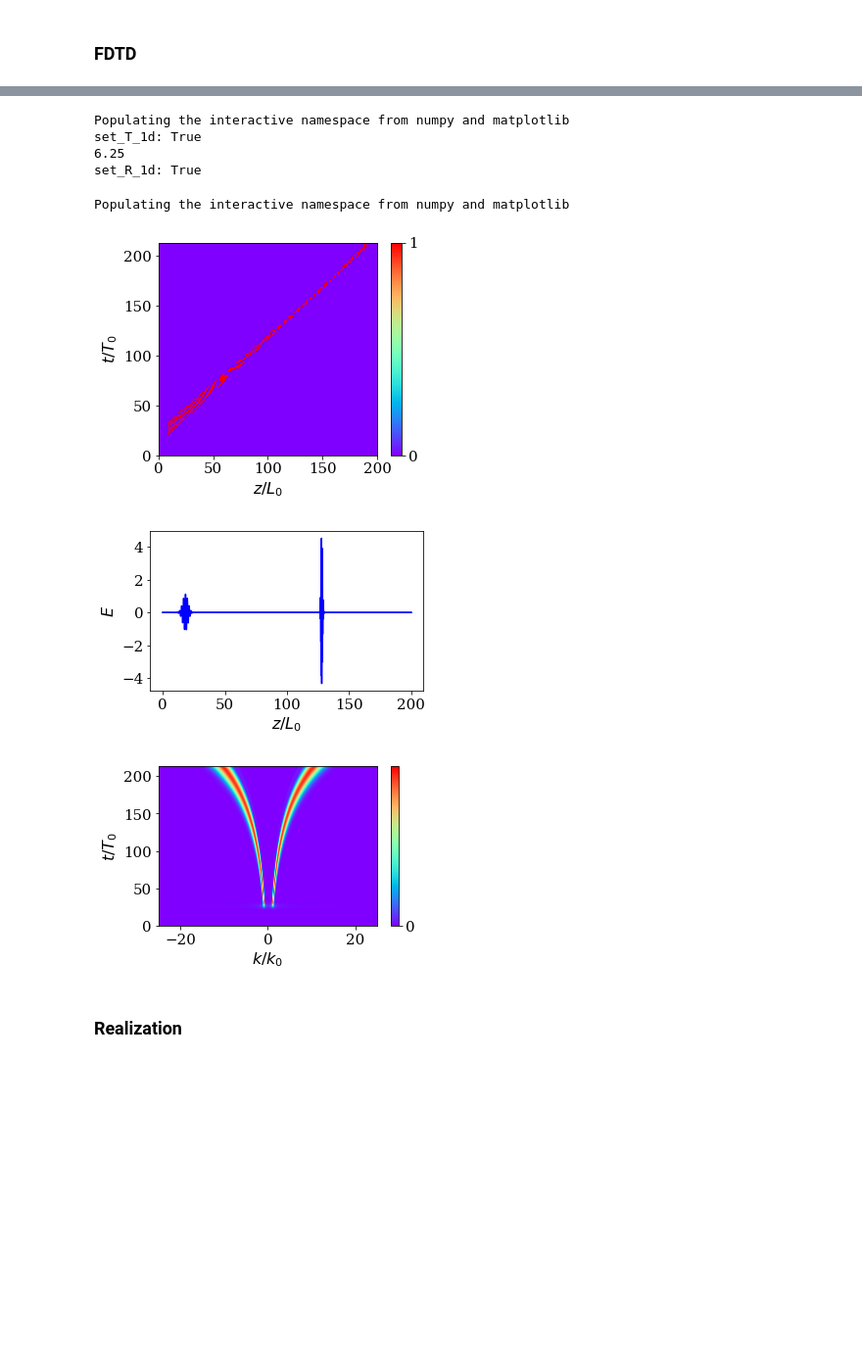
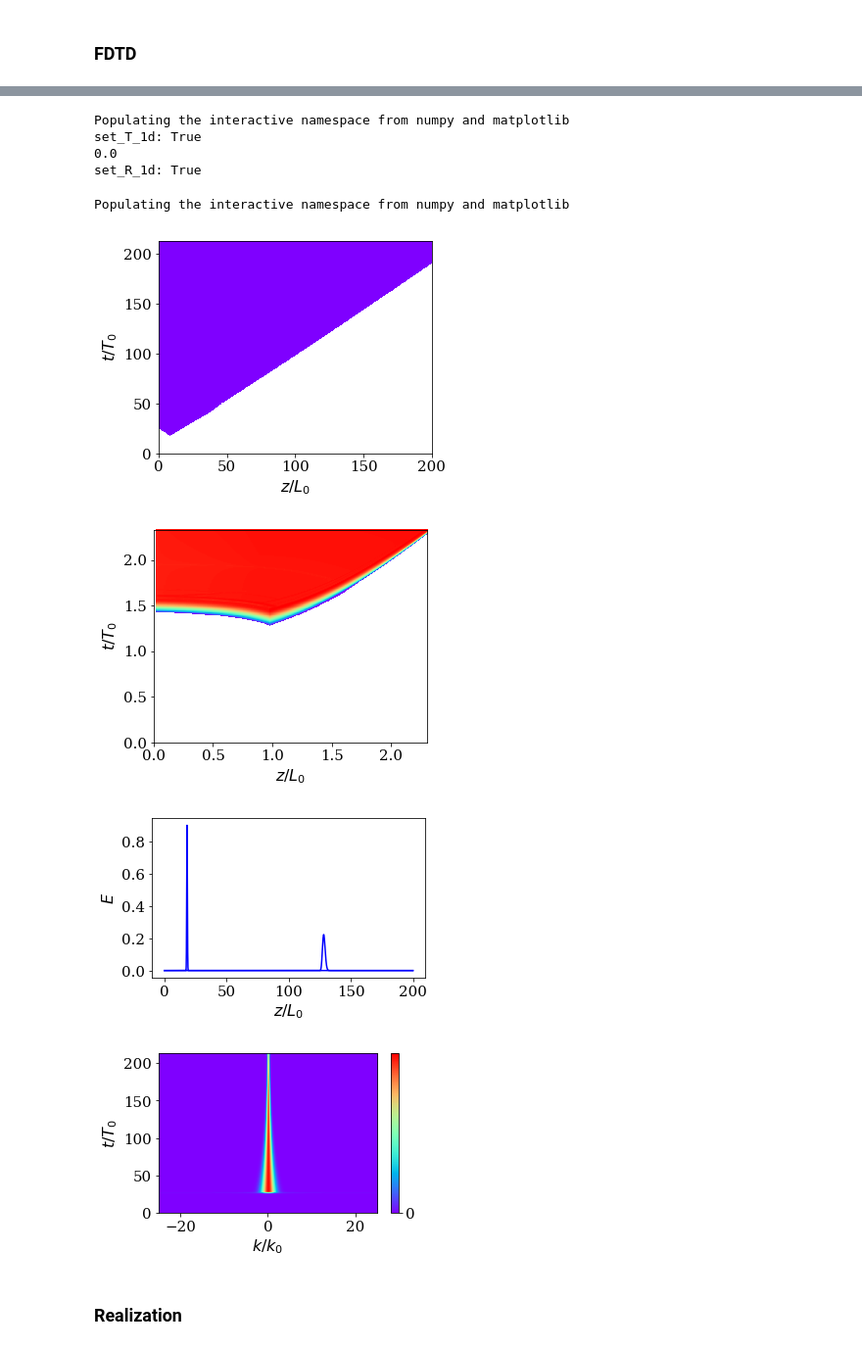
Before and after one commit to nimachm81/myPyCodes, a Jupyter notebook: pulse shaping - compression - space-time variation - FDTD.ipynb, the cells around one changed output, grey strips where cells are left out. Shown at 98% size. Saved outputs shown, nothing was run; the diff lists cells and outputs as text; code cells hidden in the pictures; blank space fills up the shorter version.

```diff
--- a/pulse shaping - compression - space-time variation - FDTD.ipynb
+++ b/pulse shaping - compression - space-time variation - FDTD.ipynb
@@ -19,7 +19,7 @@ font = {'family':'serif', 'weight':'normal', 'size':15}
 matplotlib.rc('font', **font)
 
 
-N = 200
+N = 1000
 X = 1
 k = 2.0*np.pi/X
 f_m = 2
@@ -28,8 +28,8 @@ x = np.linspace(-5*X, 5*X, N)
 E = 2*np.exp(-x**2)*np.cos(2*np.pi*f_m*x)
 
 x_sym = sp.Symbol('x')
-n_sym = 1 - 0.25*x_sym*sp.exp(-x_sym**2/3**2)
-#n_sym = 1 + 0.25*sp.exp(-x_sym**2)
+#n_sym = 1 + 0.25*x_sym*sp.exp(-x_sym**2/3**2)
+n_sym = 1 + 0.25*sp.exp(-x_sym**2)
 dn_sym = sp.diff(n_sym)
 n_func = sp.lambdify(x_sym, n_sym, modules="numpy")
 dn_func = sp.lambdify(x_sym, dn_sym, modules="numpy")
@@ -142,7 +142,7 @@ n_dim = 1
 r0, r1, dr = [None]*3
 S = 0.8
 n_t = None
-save_every = 1
+save_every = 10
 source_at_right = False
 
 r_c = None
@@ -163,7 +163,6 @@ del_eps = n1**2 - n0**2
 
 L_0 = 2.0*np.pi/(omega_ref*n0)
 L_1 = 2.0*np.pi/(omega_ref*n1)
-
 
 
 if n_dim==1:
@@ -191,6 +190,7 @@ if n_dim==1:
 else:
     assert False
 
+
 dt = S*dr[0]*(min(n0,n1))
 d_v = np.prod(dr)
 
@@ -212,8 +212,11 @@ d_x_pml[0] = d_pml[0]
 omega_m = 2.0
 T_per = 2.0*np.pi/omega
 T_0 = 1.0*T_per
+T_decay_pulse = T_0/10
+L_decay_pulse = T_decay_pulse/n0
+
 t0 = 8.0*T_0
-f_t = lambda t: -1.0*np.exp(-(t-t0)**2/(T_0)**2)*np.cos(omega_m*t)           ## 0.1*T_0 for narrow pulse, T_0 for wide
+f_t = lambda t: -1.0*np.exp(-(t-t0)**2/(T_decay_pulse)**2)#*np.cos(omega_m*t)
 f_t_dt = lambda t: f_t(t-dr[0]/2*n0)
 
 ## J
@@ -247,7 +250,7 @@ fdtd.AddMaterial({'type':FVTypes.EpsIsoBox, 'name':'eps', 'args':eps_args})
 ##---- st pulse medium
 
 Tm_0 = 4.0*T_0
-f_t_medium = lambda t: -0.5*np.exp(-(t-t0)**2/Tm_0**2)*(t-t0)    ## -:compressor  +:expander
+f_t_medium = lambda t: +0.5*np.exp(-(t-t0)**2/Tm_0**2)*(t-t0)    ## -:compressor  +:expander
 
 _x = np.linspace(r0[0], r1[0], 300)
 plot(_x, f_t_medium(t0-(_x-r_j[0])/n0), 'b')
@@ -515,7 +517,7 @@ def animate_E(i):
             plt.ylabel(r'$E(t)$')
             plt.title('$n_0={}, M={:.3}, D/\lambda_0={:.3} $'.format(n0, abs(n1-n0)/n0, (r1_deps-r0_deps)[0]/L_0))
             ax = plt.gca()
-            ax.set_adjustable('box-forced')
+            #ax.set_adjustable('box-forced')
             #plt.gcf().subplots_adjust(left=0.2, bottom=0.3)
 
             plt.axvline(x=(r0+d_pml)[0]/L_0, linewidth=1.0, linestyle='-.',color='r')
@@ -566,7 +568,7 @@ plt.show()
 # %% [output]
 Populating the interactive namespace from numpy and matplotlib
 set_T_1d: True
-6.25
+0.0
 set_R_1d: True
 # %%
 %pylab inline
@@ -576,8 +578,11 @@ matplotlib.rc('font', **font)
 
 figsize(5, 4)
 
+T_width = 3*T_decay_pulse
+L_width = 3*L_decay_pulse
+
 t_vec = np.linspace(0.0, n_t*dt, n_saved)
-x_mesh, t_mesh = np.meshgrid(x_E/L_0/.3, t_vec/T_0/.3, indexing='ij')
+x_mesh, t_mesh = np.meshgrid(x_E/L_width, t_vec/T_width, indexing='ij')
 E_mesh = np.zeros(x_mesh.shape)
 
 for i in range(n_saved):
@@ -589,20 +594,38 @@ for i in range(n_saved):
         E_mesh[:, i] = (E_mesh[:, i]>np.max(E_mesh[:, i])/10)
 """
 
-E_mesh = E_mesh>0.01
+#E_mesh = E_mesh>0.01
+E_mesh = np.log(np.abs(E_mesh))
 
 #plt.pcolor(x_mesh, t_mesh, E_mesh)
 plt.imshow(E_mesh.T, cmap='rainbow', vmin=np.min(E_mesh), vmax=np.max(E_mesh),
            extent=[x_mesh.min(), x_mesh.max(), t_mesh.min(), t_mesh.max()],
            #interpolation='nearest',
            origin='lower', aspect='auto')
-plt.colorbar(ticks=[0, 1])
+#plt.colorbar(ticks=[0, 1])
 
 xlabel('$z/L_0$', fontsize=16)
 ylabel('$t/T_0$', fontsize=16)
 
 file_ext = ".eps"
 savefig(os.path.join(dir_name, 'st-pulse-compression-fdtd-st'+file_ext), bbox_inches='tight', pad_inches=0.0)
+
+show()
+
+
+##----------
+
+t_vec_log = np.log10(t_vec/T_width + 1.0)
+x_E_log = np.log10(x_E/L_width + 1.0)
+plt.gca().pcolorfast(x_E_log, t_vec_log, E_mesh[:-1,:-1].T, cmap='rainbow')
+#xticks([0, 0.5, 1])
+#yticks([0, 0.5, 1])
+
+xlabel('$z/L_0$', fontsize=16)
+ylabel('$t/T_0$', fontsize=16)
+
+file_ext = ".eps"
+savefig(os.path.join(dir_name, 'st-pulse-compression-fdtd-st-log'+file_ext), bbox_inches='tight', pad_inches=0.0)
 
 show()
 
@@ -630,36 +653,37 @@ import Electromagnetics.PWE as pwe
 
 E_f_mesh = np.zeros(x_mesh.shape, dtype=complex)
 kx_ = np.zeros(x_E.shape)
 
 for i in range(n_saved):
     kx_, E_f_mesh[:, i] = pwe.Fourier1D(x_E, E_out_list[i])
 
 
 kx_ *= 2.0*np.pi
 k_0 = omega_m*n0
 E_f_mesh = np.abs(E_f_mesh)
 k_mesh, t_mesh = np.meshgrid(kx_/k_0, t_vec/T_0/.3, indexing='ij')
 
 
 #plt.pcolor(x_mesh, t_mesh, E_mesh)
 plt.imshow(E_f_mesh.T, cmap='rainbow', vmin=np.min(E_f_mesh), vmax=np.max(E_f_mesh),
            extent=[(kx_/k_0).min(), (kx_/k_0).max(), t_mesh.min(), t_mesh.max()],
            interpolation='bicubic',
            origin='lower', aspect='auto')
 plt.colorbar(ticks=[0, 1])
 
 xlabel('$k/k_0$', fontsize=16)
 ylabel('$t/T_0$', fontsize=16)
 
 file_ext = ".eps"
 savefig(os.path.join(dir_name, 'st-modpulse-compression-fdtd-spectrum'+file_ext), bbox_inches='tight', pad_inches=0.0)
 
 show()
 # %% [output]
 Populating the interactive namespace from numpy and matplotlib
-[figure, old version]
+[figure, new version]
-[figure, old version]
+[figure, new version]
-[figure, old version]
+[figure, new version]
+[figure, added]
 # %% [markdown]
 ### Realization
 # %%
```
Also changed, not shown: parts of 3 cells of this notebook, 1 other file.
